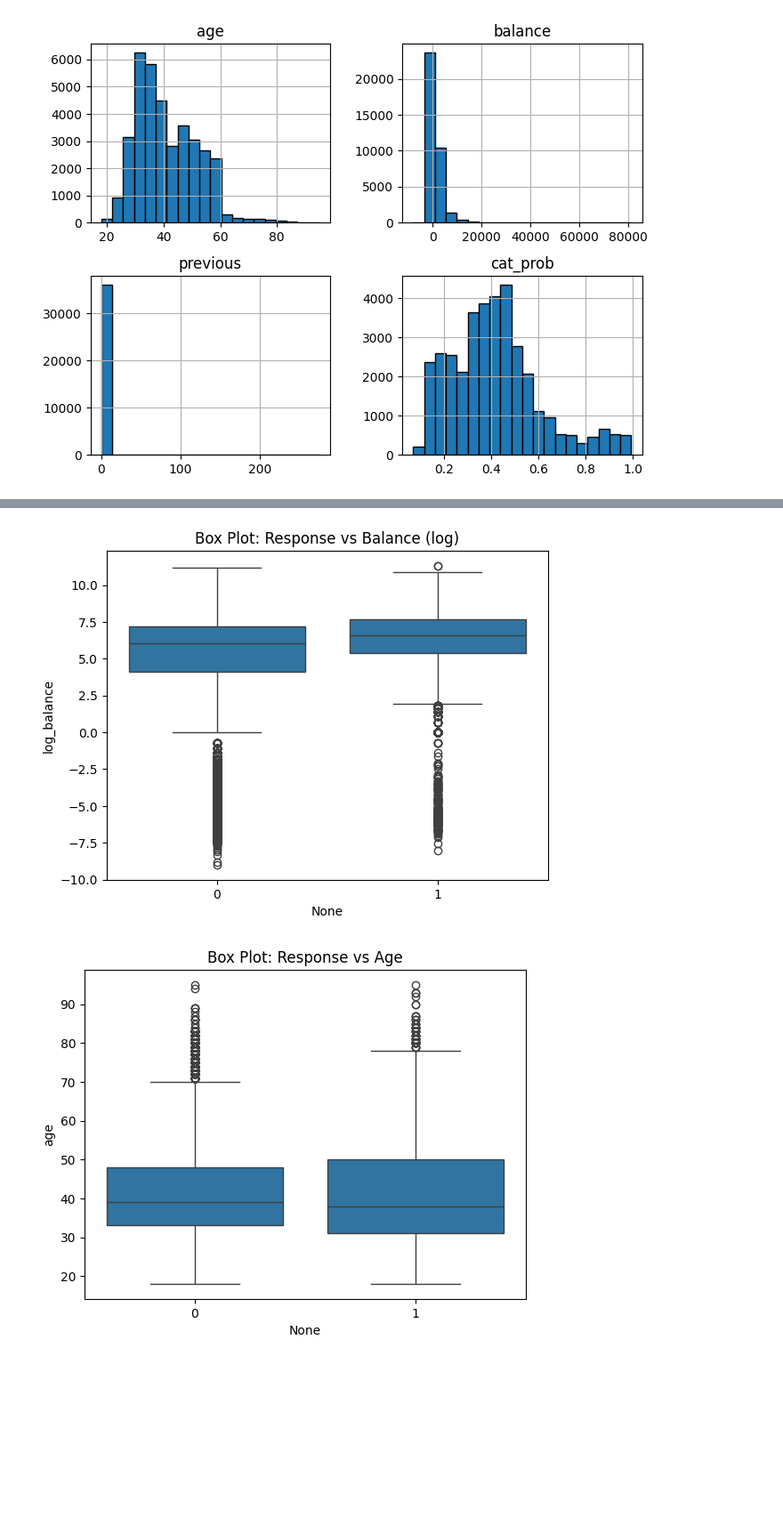
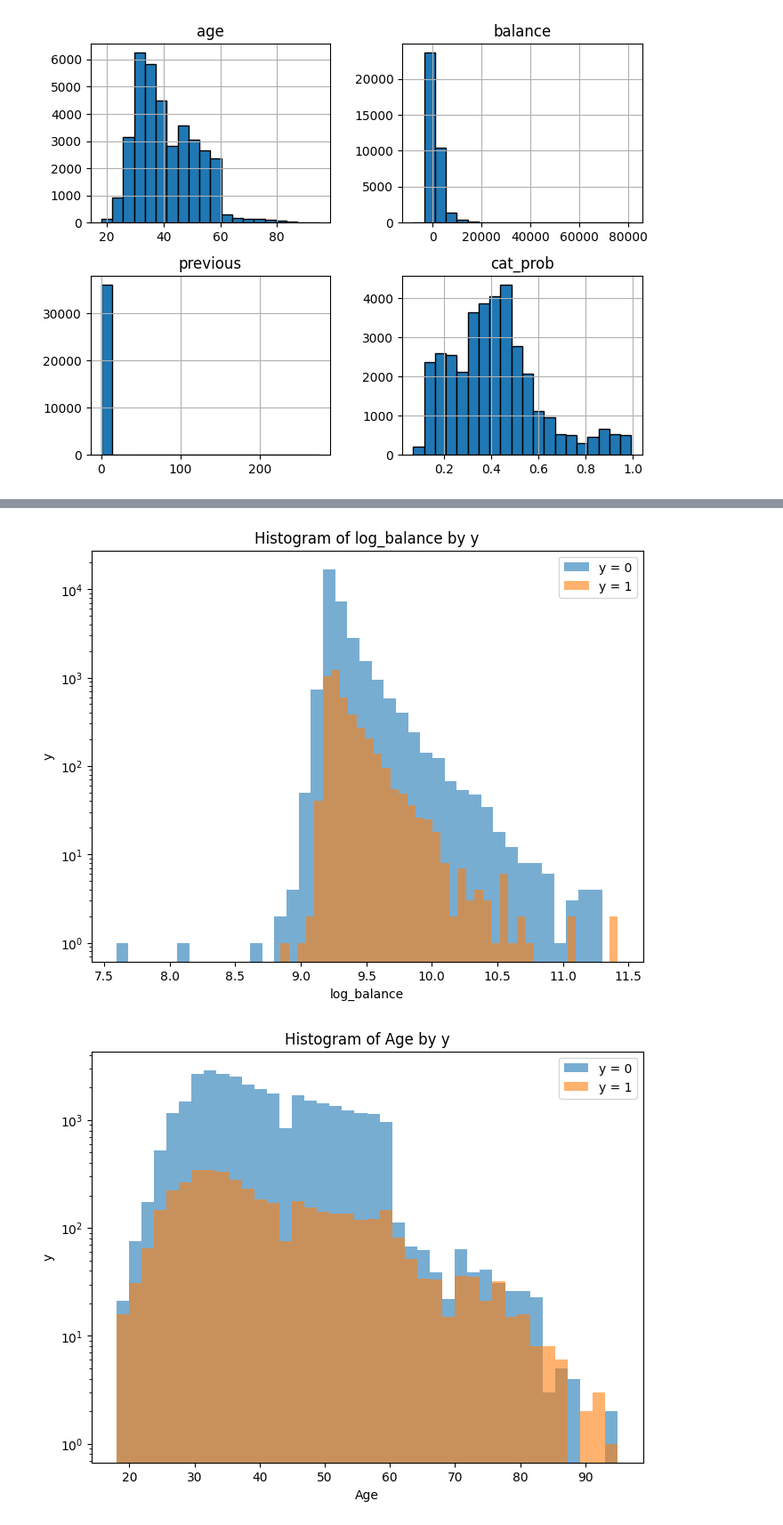
Before and after one commit to Supratim2004/Multivariate-Analysis-Project-Group-I, a Jupyter notebook: Numerical Part/modeling.ipynb, the cells around one changed output, grey strips where cells are left out. Shown at 89% size. Saved outputs shown, nothing was run; the diff lists cells and outputs as text; code cells hidden in the pictures; blank space fills up the shorter version.

```diff
--- a/Numerical Part/modeling.ipynb
+++ b/Numerical Part/modeling.ipynb
@@ -133,17 +152,50 @@ plt.show()
 # %%
-num_train_data["log_balance"] = np.sign(num_train_data["balance"]) * np.log1p(np.abs(num_train_data["balance"]))
-num_test_data["log_balance"] = np.sign(num_test_data["balance"]) * np.log1p(np.abs(num_test_data["balance"]))
-sns.boxplot(y=num_train_data['log_balance'], x=y_train)
-plt.title("Box Plot: Response vs Balance (log)")
+num_train_data["log_balance"] = np.log1p(num_train_data["balance"]+10000)
+num_test_data["log_balance"] = np.log1p(num_test_data["balance"]+10000)
+
+plt.figure(figsize=(8,6))
+plt.hist(
+    num_train_data.loc[y_train == 0, "log_balance"],
+    bins=40,
+    alpha=0.6,
+    label="y = 0"
+)
+plt.hist(
+    num_train_data.loc[y_train == 1, "log_balance"],
+    bins=40,
+    alpha=0.6,
+    label="y = 1"
+)
+plt.title("Histogram of log_balance by y")
+plt.xlabel("log_balance")
+plt.ylabel("y")
+plt.yscale('log')
+plt.legend()
 plt.show()
 # %% [output]
-[figure, old version]
+[figure, new version]
 # %%
-sns.boxplot(y=num_train_data['age'], x=y_train)
-plt.title("Box Plot: Response vs Age")
+plt.figure(figsize=(8,6))
+plt.hist(
+    num_train_data.loc[y_train == 0, "age"],
+    bins=40,
+    alpha=0.6,
+    label="y = 0"
+)
+plt.hist(
+    num_train_data.loc[y_train == 1, "age"],
+    bins=40,
+    alpha=0.6,
+    label="y = 1"
+)
+plt.title("Histogram of Age by y")
+plt.xlabel("Age")
+plt.ylabel("y")
+plt.yscale('log')
+plt.legend()
 plt.show()
 # %% [output]
-[figure, old version]
+[figure, new version]
 # %%
 num_train_data.head()
 # %% [output]
```
Also changed, not shown: parts of 20 cells of this notebook.
